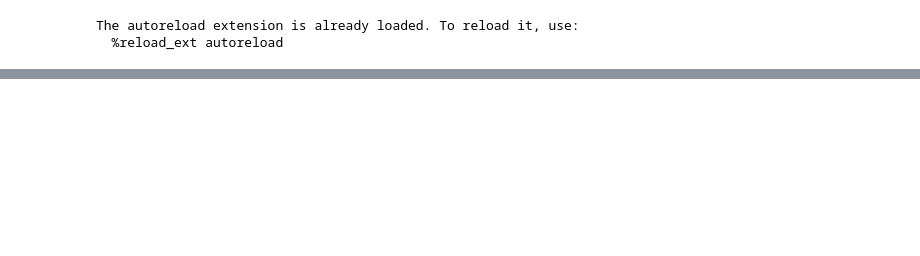
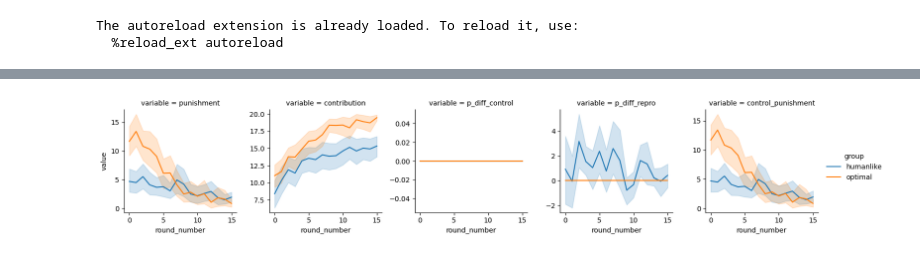
Before and after one commit to center-for-humans-and-machines/algorithmic-institutions, a Jupyter notebook: notebooks/test_manager/simulate_backend.ipynb, the cells around one changed output, grey strips where cells are left out. Saved outputs shown, nothing was run; the diff lists cells and outputs as text; code cells hidden in the pictures; blank space fills up the shorter version.

Commit message:
Add simulations.

```diff
--- a/notebooks/test_manager/simulate_backend.ipynb
+++ b/notebooks/test_manager/simulate_backend.ipynb
@@ -14,8 +14,9 @@ managers = {
 }
 output_path = "../../data/manager/simulate_rule/v1_comp/"
 n_episode_steps = 16
-n_episodes = 5
+n_episodes = 10
 # %%
+import re
 import requests
 import datetime
 import os
@@ -51,12 +52,9 @@ def get_punishments(contributions, missing_inputs, groups, *, session, group_idx
         'datetime': str(datetime.datetime.now())
     }
     url = BACKEND_URL + '/get_punishments'
-    try:
-        response = requests.post(url, json={'data': data}).json()
-        return response['data']['punishments']
-    except Exception as e:
-        print(f'Failed to reach manager backend.')
-        return [None]*len(contributions)
+    # response = requests.post(url, json={'data': data}).json()
+    # return response
+    return {'data': {**data, 'punishments': [0]*len(contributions)}}
 # %%
 %load_ext autoreload
 %autoreload 2
@@ -120,21 +146,40 @@ AttributeError: 'list' object has no attribute 'max'
 # %%
 columns = ['episode', 'round_number','participant_code']
 
-punishments = using_multiindex(recorder.memory['punishments'][0].numpy(), columns=columns, value_name='punishment')
-control_punishment = using_multiindex(recorder.memory['control_punishment'][0].numpy(), columns=columns, value_name='control_punishment')
-common_good = using_multiindex(recorder.memory['common_good'][0].numpy(), columns=columns, value_name='common_good')
-contributions = using_multiindex(recorder.memory['contributions'][0].numpy(), columns=columns, value_name='contribution')
+punishments = using_multiindex(recorder.memory['punishments'].numpy(), columns=columns, value_name='punishment')
+control_punishment = using_multiindex(recorder.memory['control_punishment'].numpy(), columns=columns, value_name='control_punishment')
+repro_punishment = using_multiindex(recorder.memory['repro_punishment'].numpy(), columns=columns, value_name='repro_punishment')
+common_good = using_multiindex(recorder.memory['common_good'].numpy(), columns=columns, value_name='common_good')
+contributions = using_multiindex(recorder.memory['contributions'].numpy(), columns=columns, value_name='contribution')
 
-df_sim = punishments.merge(common_good).merge(contributions).merge(control_punishment)
-df_sim['punishment_diff'] = df_sim['punishments'] - df_sim['control_punishment']
+df_sim = punishments.merge(common_good).merge(contributions).merge(control_punishment).merge(repro_punishment)
+df_sim['p_diff_control'] = df_sim['punishment'] - df_sim['control_punishment']
+df_sim['p_diff_repro'] = df_sim['punishment'] - df_sim['repro_punishment']
+
+df_sim['data_source'] = 'simulation'
 
 columns = ['round_number', 'common_good', 'contribution', 'participant_code', 'punishment', 'data_source']
+
+df_sim['group'] = df_sim['participant_code'].map({k:v for k,v in enumerate(groups)})
+
 
 df = pd.concat([df_sim]).reset_index(drop=True)
 
 dfm = df.melt(
-    id_vars=['round_number', 'participant_code', 'data_source'],
-    value_vars=['punishment', 'contribution', 'punishment_diff', 'control_punishment'])
+    id_vars=['round_number', 'participant_code', 'data_source', 'group'],
+    value_vars=['punishment', 'contribution', 'p_diff_control', 'p_diff_repro', 'control_punishment'])
+# %%
+g = sns.relplot(
+    data=dfm,
+    x="round_number",
+    y="value",
+    hue='group',
+    col='variable',
+    kind="line",
+    height=3, aspect=1, facet_kws={'sharey': False, 'sharex': True}
+)
+# %% [output]
+[figure, added]
 # %%
 g = sns.relplot(
     data=dfm,
```
Also changed, not shown: parts of 3 cells of this notebook, 5 other files.
